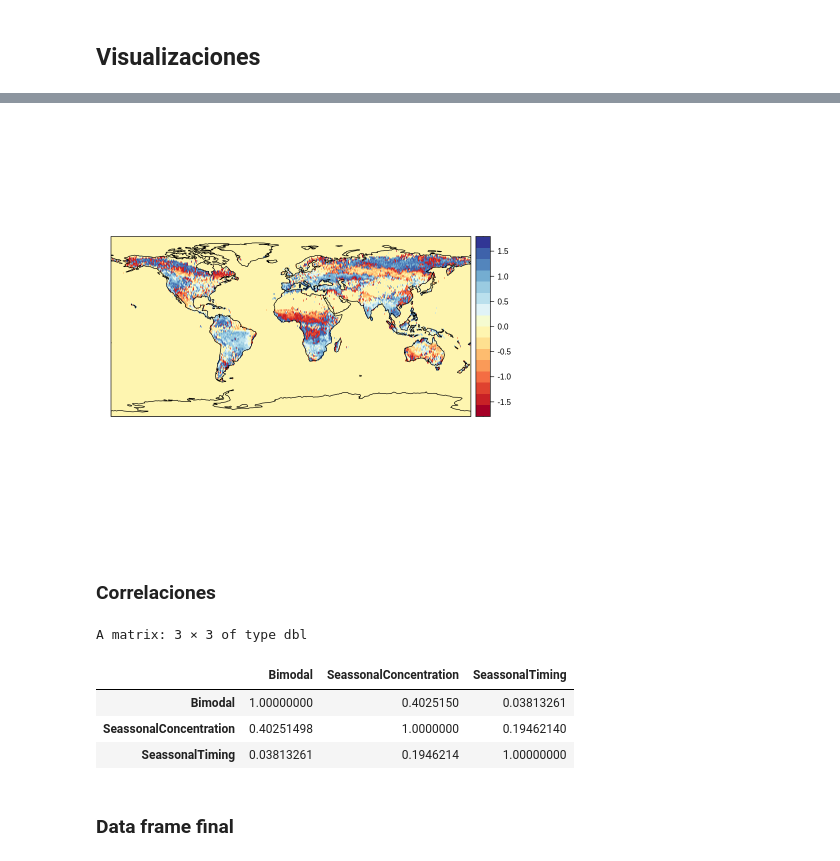
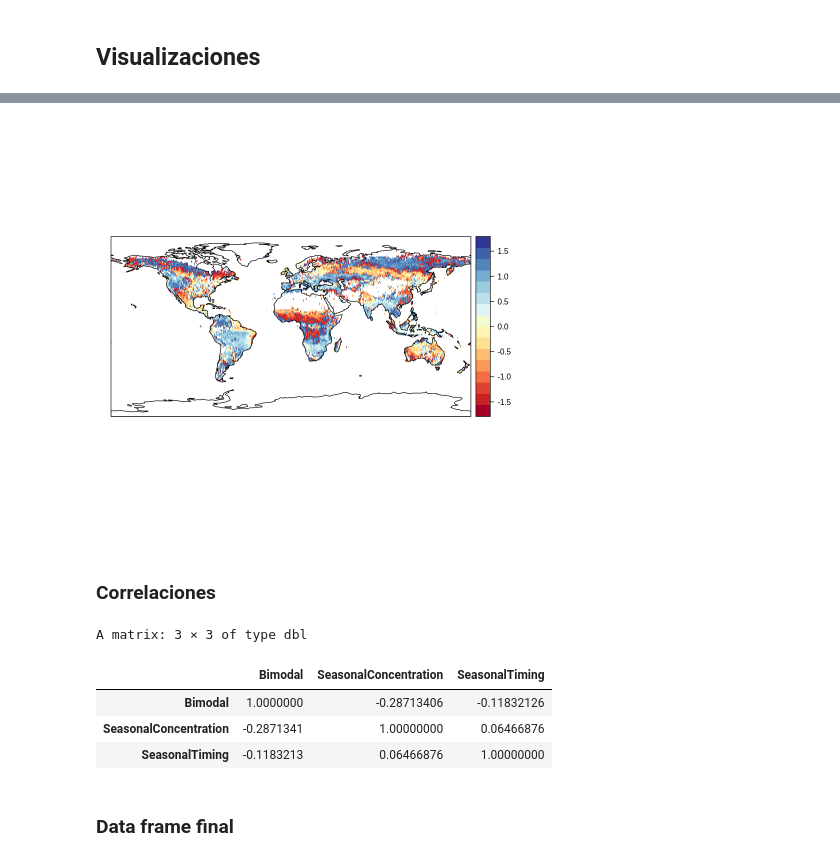
Before and after one commit to delatorre96/Development-of-a-multi-resolution-fire-season-database-on-a-global-scale, a Jupyter notebook: 2.Fire_Seasson/FireSeason.ipynb, the cells around one changed output, grey strips where cells are left out. Saved outputs shown, nothing was run; the diff lists cells and outputs as text; code cells hidden in the pictures.

```diff
--- a/2.Fire_Seasson/FireSeason.ipynb
+++ b/2.Fire_Seasson/FireSeason.ipynb
@@ -16,3 +34,0 @@ df.coords = data.frame(coord_x, coord_y)
-# %%
-load('../3.Datos generados/dataframes/df.series_grid_1.Rdata',verbose = TRUE)
-df.seriesTemporales <- df.seriesTemporales_conCoords[,3:14]
@@ -306,4 +277,8 @@ $P
 # %% [markdown]
 ## Visualizaciones
+# %%
+df.fireSeason$SeasonalTiming[is.na(df.fireSeason$FireSeason)] <- NA
+df.fireSeason$SeasonalConcentration[is.na(df.fireSeason$FireSeason)] <- NA
+df.fireSeason$Bimodal[is.na(df.fireSeason$FireSeason)] <- NA
 # %%
 vector_bimodales <- c()
@@ -335,5 +309,5 @@ spatialPlot(SeassonalConcentration_viz, backdrop.theme = 'coastline')
 # %%
-SeassonalTiming_viz <- quantity2clim(quantity = df.fireSeasson$'SeassonalTiming', what = 'bimodales', ref.grid = grid, backperm = NULL)
-spatialPlot(SeassonalTiming_viz, backdrop.theme = 'coastline')
+SeasonalTiming_viz <- quantity2clim(quantity = df.fireSeason$'SeasonalTiming', what = 'bimodales', ref.grid = grid, backperm = NULL)
+spatialPlot(SeasonalTiming_viz, backdrop.theme = 'coastline')
 # %% [output]
-[figure, old version]
+[figure, new version]
@@ -342,18 +314,18 @@ spatialPlot(SeassonalTiming_viz, backdrop.theme = 'coastline')
 # %% [markdown]
 ### Correlaciones
 # %%
-seassonalTiming <- df.fireSeasson$'SeassonalTiming'
-seassonalConcentration <- df.fireSeasson$'SeassonalConcentration'
-bimodal <- df.fireSeasson$'Bimodal'
-matriz_cor = func.matriz_covarianzas(list(bimodal, seassonalConcentration, seassonalTiming), c('Bimodal', 'SeassonalConcentration', 'SeassonalTiming'),cor)
+seasonalTiming <- na.omit(df.fireSeason$'SeasonalTiming')
+seasonalConcentration <- na.omit(df.fireSeason$'SeasonalConcentration')
+bimodal <- na.omit(df.fireSeason$'Bimodal')
+matriz_cor = func.matriz_covarianzas(list(bimodal, seasonalConcentration, seasonalTiming), c('Bimodal', 'SeasonalConcentration', 'SeasonalTiming'),cor)
 
 matriz_cor
 # %% [output]
 A matrix: 3 × 3 of type dbl
-|  | Bimodal | SeassonalConcentration | SeassonalTiming |
-| Bimodal | 1.00000000 | 0.4025150 | 0.03813261 |
-| SeassonalConcentration | 0.40251498 | 1.0000000 | 0.19462140 |
-| SeassonalTiming | 0.03813261 | 0.1946214 | 1.00000000 |
+|  | Bimodal | SeasonalConcentration | SeasonalTiming |
+| Bimodal | 1.0000000 | -0.28713406 | -0.11832126 |
+| SeasonalConcentration | -0.2871341 | 1.00000000 | 0.06466876 |
+| SeasonalTiming | -0.1183213 | 0.06466876 | 1.00000000 |
 # %% [markdown]
 ### Data frame final
 # %%
```
Also changed, not shown: parts of 36 cells of this notebook, 14 other files.
